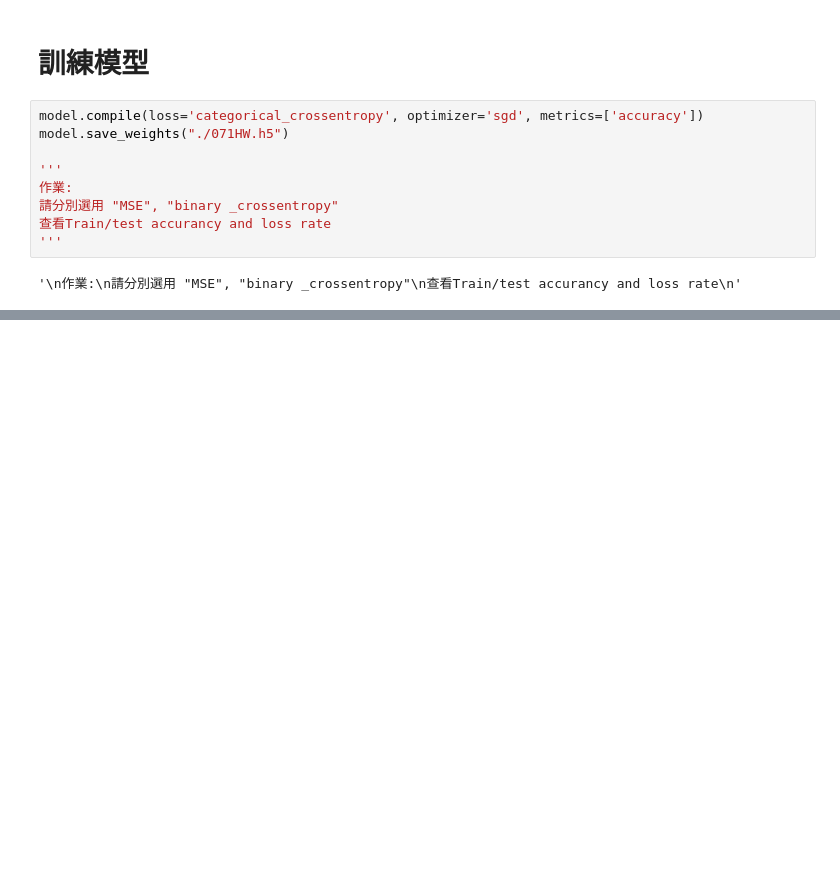
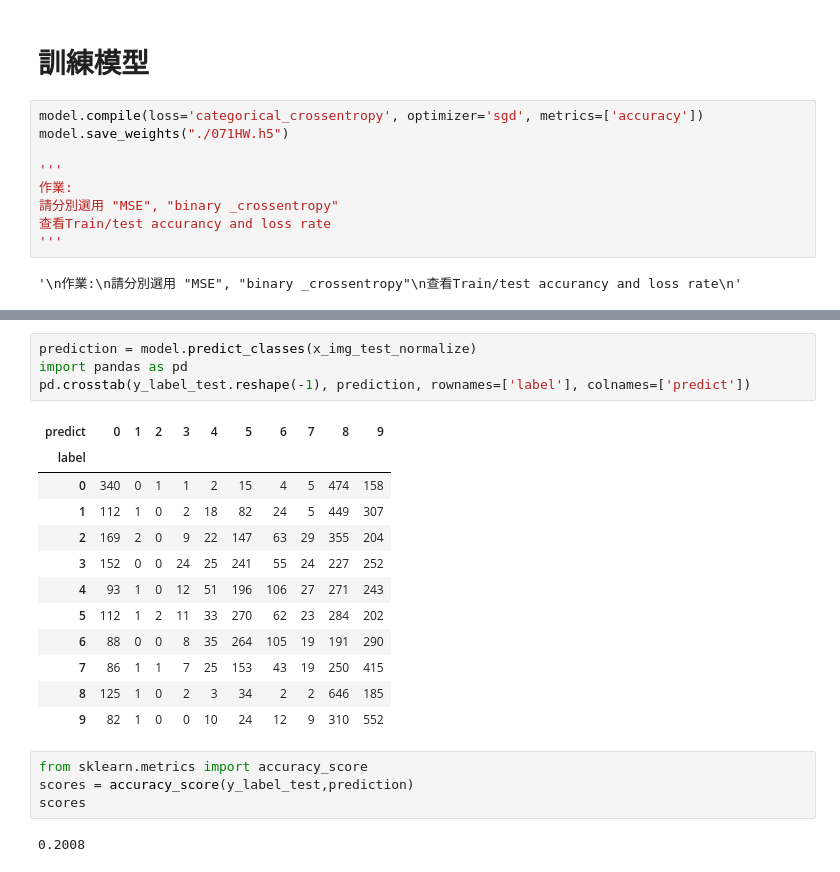
Before and after one commit to bear00712/2nd-ML100Days, a Jupyter notebook: homework/Day_071_HW.ipynb, the cells around one changed output, grey strips where cells are left out. Saved outputs shown, nothing was run; the diff lists cells and outputs as text; blank space fills up the shorter version.

```diff
--- a/homework/Day_071_HW.ipynb
+++ b/homework/Day_071_HW.ipynb
@@ -176,3 +212,26 @@ Epoch 12/12
+# %%
+prediction = model.predict_classes(x_img_test_normalize)
+import pandas as pd
+pd.crosstab(y_label_test.reshape(-1), prediction, rownames=['label'], colnames=['predict'])
+# %% [output]
+| predict | 0 | 1 | 2 | 3 | 4 | 5 | 6 | 7 | 8 | 9 |
+| label |  |  |  |  |  |  |  |  |  |  |
+| 0 | 340 | 0 | 1 | 1 | 2 | 15 | 4 | 5 | 474 | 158 |
+| 1 | 112 | 1 | 0 | 2 | 18 | 82 | 24 | 5 | 449 | 307 |
+| 2 | 169 | 2 | 0 | 9 | 22 | 147 | 63 | 29 | 355 | 204 |
+| 3 | 152 | 0 | 0 | 24 | 25 | 241 | 55 | 24 | 227 | 252 |
+| 4 | 93 | 1 | 0 | 12 | 51 | 196 | 106 | 27 | 271 | 243 |
+| 5 | 112 | 1 | 2 | 11 | 33 | 270 | 62 | 23 | 284 | 202 |
+| 6 | 88 | 0 | 0 | 8 | 35 | 264 | 105 | 19 | 191 | 290 |
+| 7 | 86 | 1 | 1 | 7 | 25 | 153 | 43 | 19 | 250 | 415 |
+| 8 | 125 | 1 | 0 | 2 | 3 | 34 | 2 | 2 | 646 | 185 |
+| 9 | 82 | 1 | 0 | 0 | 10 | 24 | 12 | 9 | 310 | 552 |
+# %%
+from sklearn.metrics import accuracy_score
+scores = accuracy_score(y_label_test,prediction)
+scores
+# %% [output]
+0.2008
 # %%
 model.load_weights("./071HW.h5")
 model.compile(loss='binary_crossentropy', optimizer='sgd', metrics=['accuracy'])
```
Also changed, not shown: parts of 10 cells of this notebook.
